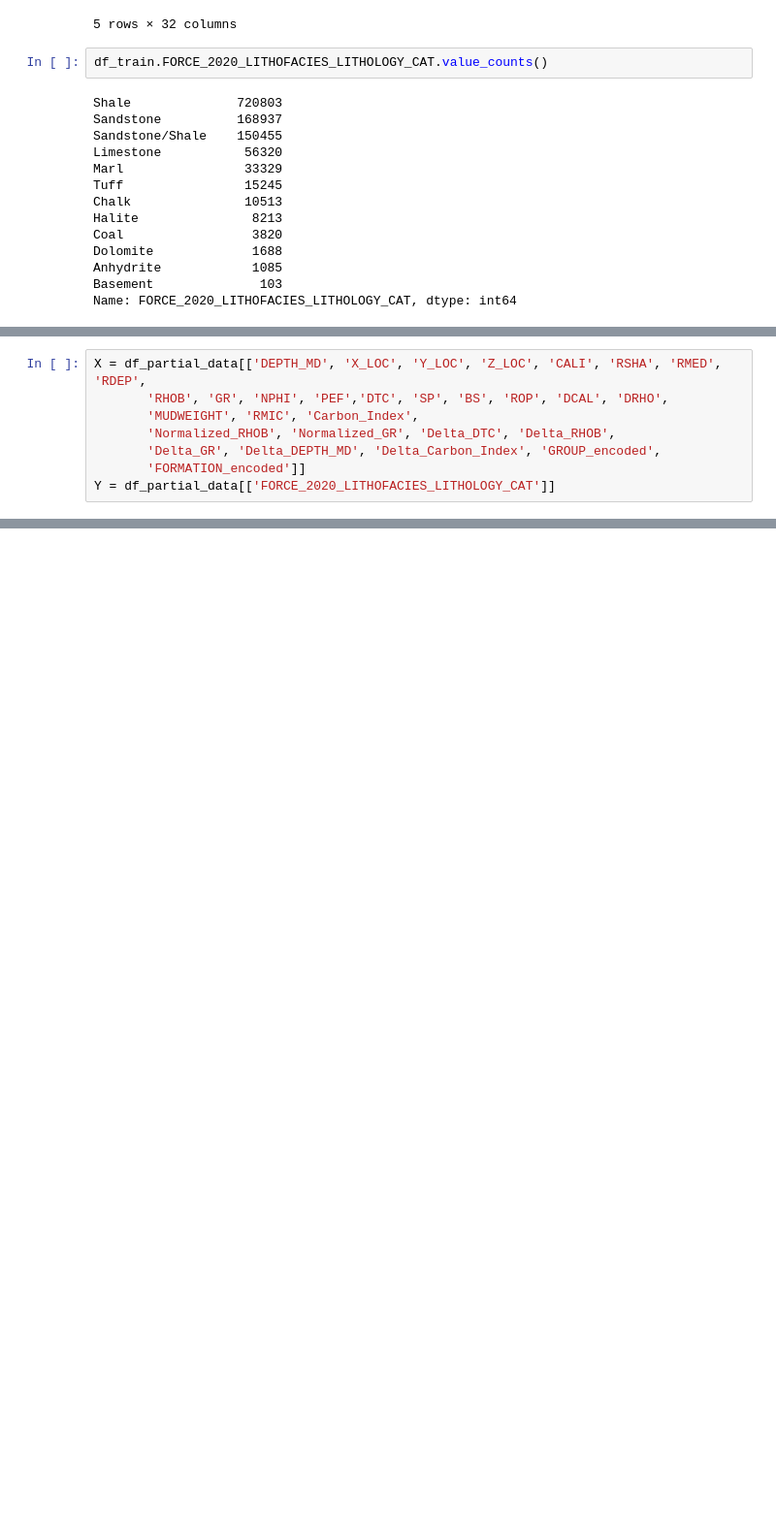
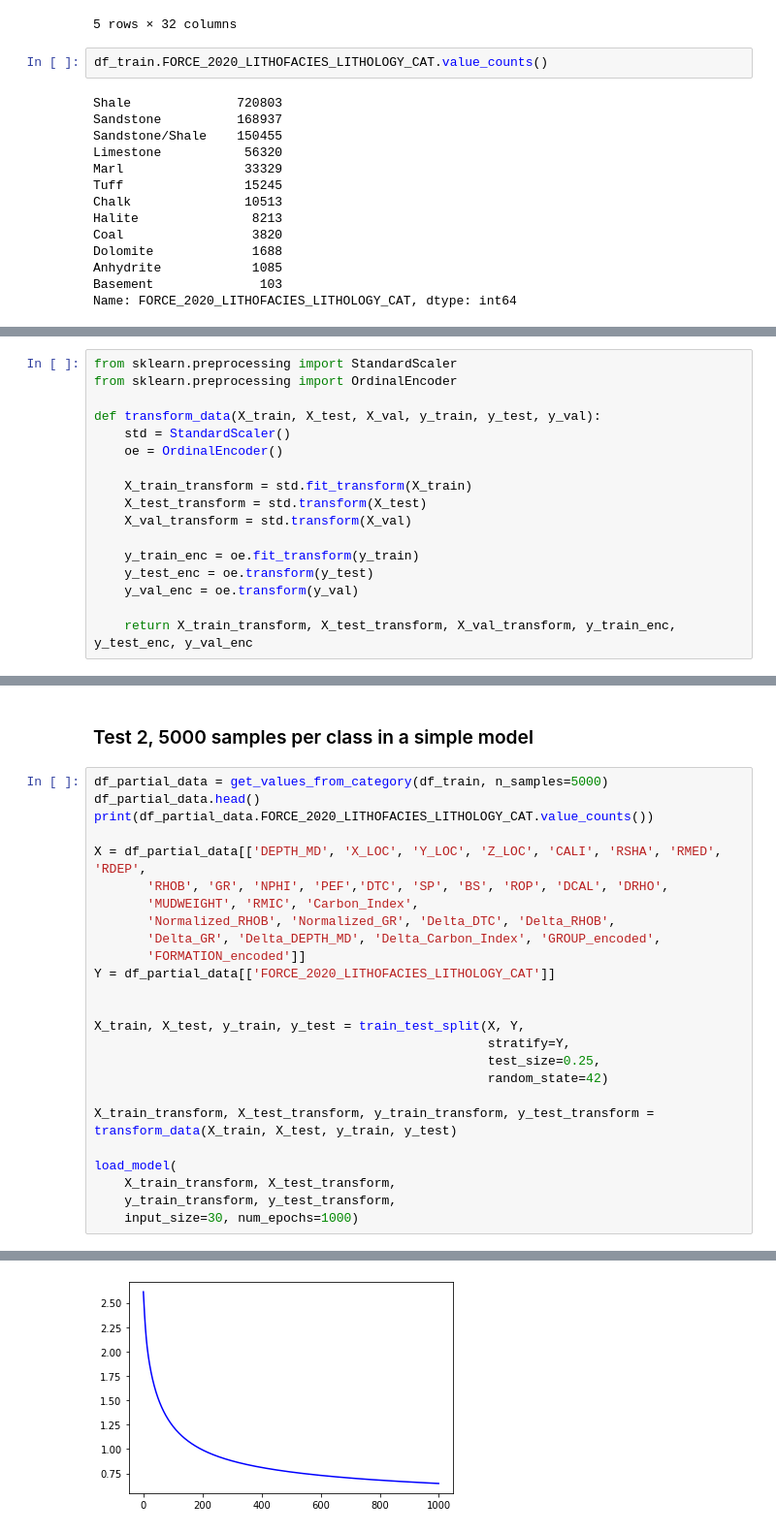
Before and after one commit to leonardoFiedler/neural-network-geoscience, a Jupyter notebook: First_Architecture.ipynb, the cells around one changed output, grey strips where cells are left out. Shown at 97% size. Cells and saved outputs as stored; diff of their text form; blank space fills up the shorter version.

```diff
--- a/First_Architecture.ipynb
+++ b/First_Architecture.ipynb
@@ -119,0 +102,17 @@ Name: FORCE_2020_LITHOFACIES_LITHOLOGY_CAT, dtype: int64
+# %%
+from sklearn.preprocessing import StandardScaler
+from sklearn.preprocessing import OrdinalEncoder
+
+def transform_data(X_train, X_test, X_val, y_train, y_test, y_val):
+    std = StandardScaler()
+    oe = OrdinalEncoder()
+
+    X_train_transform = std.fit_transform(X_train)
+    X_test_transform = std.transform(X_test)
+    X_val_transform = std.transform(X_val)
+
+    y_train_enc = oe.fit_transform(y_train)
+    y_test_enc = oe.transform(y_test)
+    y_val_enc = oe.transform(y_val)
+
+    return X_train_transform, X_test_transform, X_val_transform, y_train_enc, y_test_enc, y_val_enc
@@ -120,4 +426,10 @@ Name: FORCE_2020_LITHOFACIES_LITHOLOGY_CAT, dtype: int64
+# %% [markdown]
+### Test 2, 5000 samples per class in a simple model
 # %%
+df_partial_data = get_values_from_category(df_train, n_samples=5000)
+df_partial_data.head()
+print(df_partial_data.FORCE_2020_LITHOFACIES_LITHOLOGY_CAT.value_counts())
+
 X = df_partial_data[['DEPTH_MD', 'X_LOC', 'Y_LOC', 'Z_LOC', 'CALI', 'RSHA', 'RMED', 'RDEP',
        'RHOB', 'GR', 'NPHI', 'PEF','DTC', 'SP', 'BS', 'ROP', 'DCAL', 'DRHO',
        'MUDWEIGHT', 'RMIC', 'Carbon_Index',
@@ -125,3 +437,17 @@ X = df_partial_data[['DEPTH_MD', 'X_LOC', 'Y_LOC', 'Z_LOC', 'CALI', 'RSHA', 'RME
        'Delta_GR', 'Delta_DEPTH_MD', 'Delta_Carbon_Index', 'GROUP_encoded',
        'FORMATION_encoded']]
 Y = df_partial_data[['FORCE_2020_LITHOFACIES_LITHOLOGY_CAT']]
+
+
+X_train, X_test, y_train, y_test = train_test_split(X, Y,
+                                                    stratify=Y,
+                                                    test_size=0.25,
+                                                    random_state=42)
+
+X_train_transform, X_test_transform, y_train_transform, y_test_transform = transform_data(X_train, X_test, y_train, y_test)
+
+load_model(
+    X_train_transform, X_test_transform,
+    y_train_transform, y_test_transform,
+    input_size=30, num_epochs=1000)
+# %% [output]
@@ -127,0 +468 @@ Y = df_partial_data[['FORCE_2020_LITHOFACIES_LITHOLOGY_CAT']]
+[figure, added]
```
Also changed, not shown: parts of 19 cells of this notebook.
